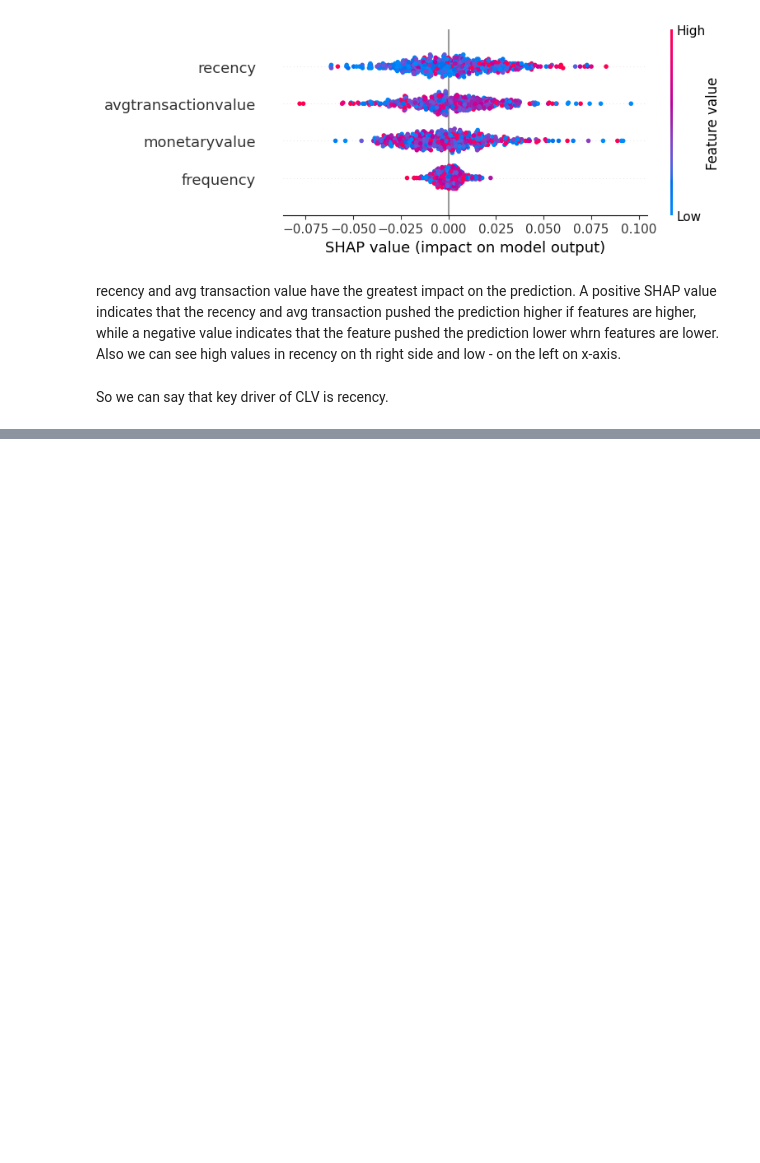
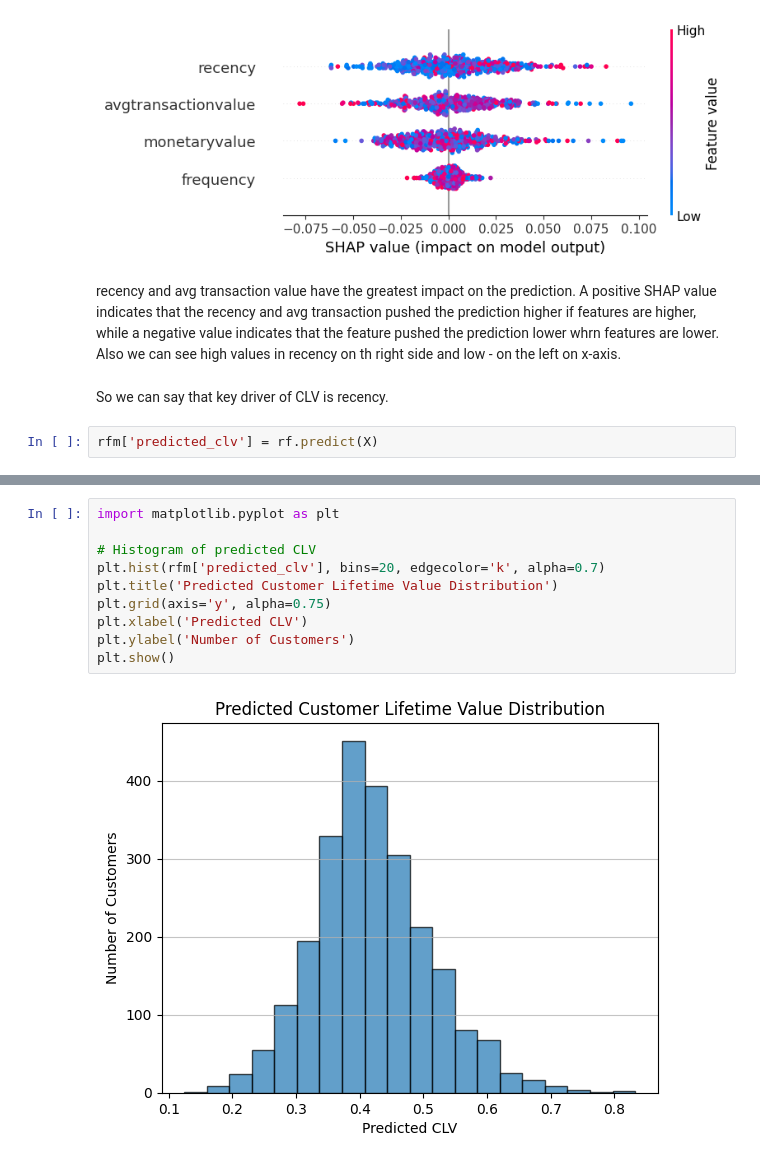
Before and after one commit to ZKirillS/CLV_project, a Jupyter notebook: CLV_project/notebooks/model.ipynb, the cells around one changed output, grey strips where cells are left out. Cells and saved outputs as stored; diff of their text form; blank space fills up the shorter version.

```diff
--- a/CLV_project/notebooks/model.ipynb
+++ b/CLV_project/notebooks/model.ipynb
@@ -128,3 +122,5 @@ shap.summary_plot(shap_values, X_test)
 recency and avg transaction value have the greatest impact on the prediction. A positive SHAP value indicates that the recency and avg transaction pushed the prediction higher if features are higher, while a negative value indicates that the feature pushed the prediction lower whrn features are lower. Also we can see high values in recency on th right side and low - on the left on x-axis.
 # %% [markdown]
 So we can say that key driver of CLV is recency.
+# %%
+rfm['predicted_clv'] = rf.predict(X)
@@ -130,0 +136,12 @@ So we can say that key driver of CLV is recency.
+# %%
+import matplotlib.pyplot as plt
+
+# Histogram of predicted CLV
+plt.hist(rfm['predicted_clv'], bins=20, edgecolor='k', alpha=0.7)
+plt.title('Predicted Customer Lifetime Value Distribution')
+plt.grid(axis='y', alpha=0.75)
+plt.xlabel('Predicted CLV')
+plt.ylabel('Number of Customers')
+plt.show()
+# %% [output]
+[figure, added]
```
Also changed, not shown: parts of 3 cells of this notebook.
